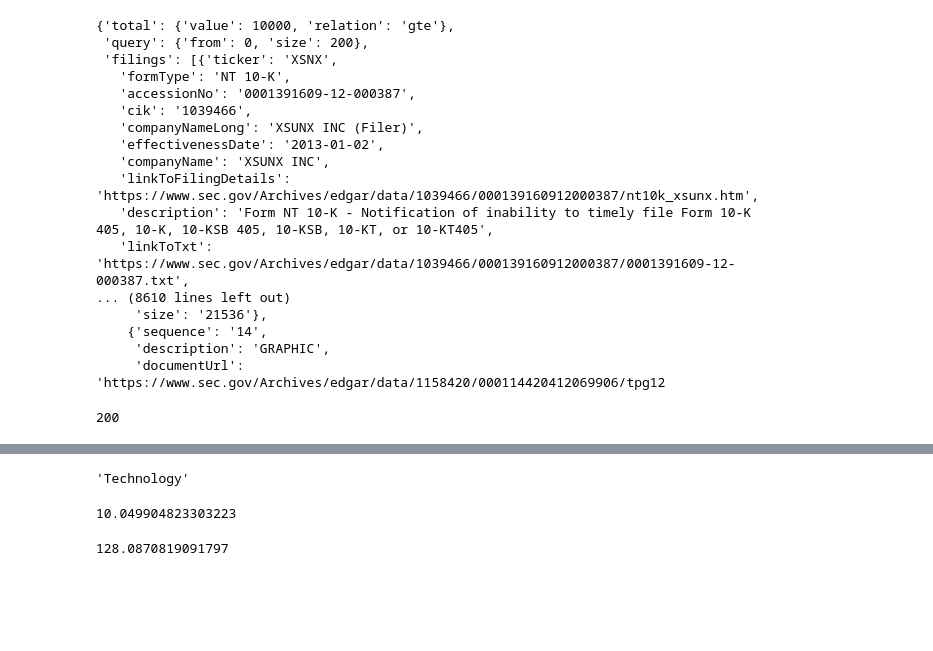
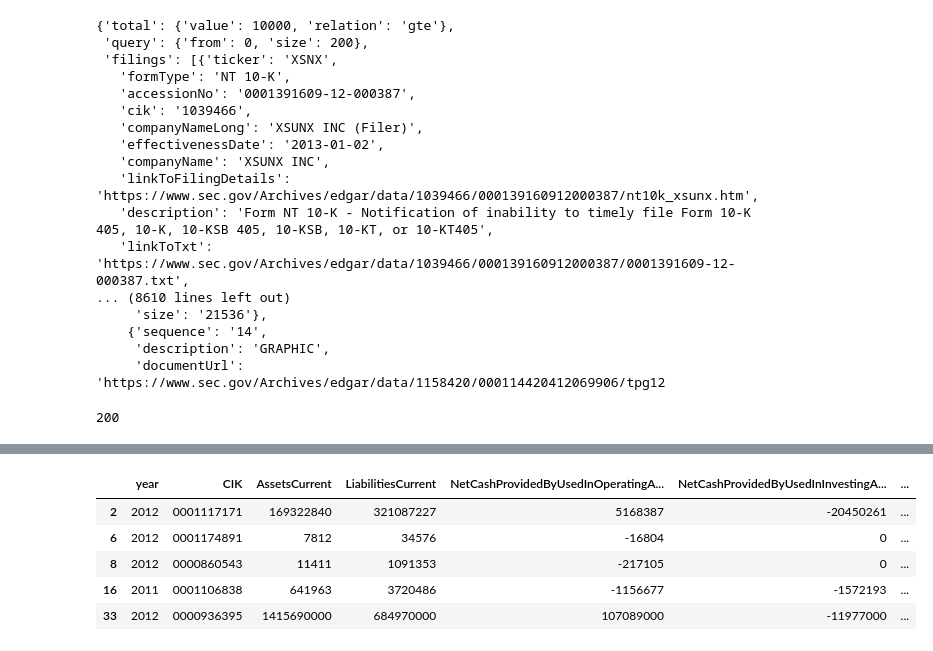
Before and after one commit to zpollats/LongTermStockPerformancePrediction, a Jupyter notebook: working_notebook-Copy1.ipynb, the cells around one changed output, grey strips where cells are left out. Saved outputs shown, nothing was run; the diff lists cells and outputs as text; code cells hidden in the pictures; blank space fills up the shorter version.

Commit message:
finalize functions to have dataframe in desired order, troubleshoot entire dataframe not being generated

```diff
--- a/working_notebook-Copy1.ipynb
+++ b/working_notebook-Copy1.ipynb
@@ -857,8 +837,20 @@ def stock_price_start_end(ticker, year):
+# %%
+def spy_10yr(year):
+
+    """
+    This function takes in a year and returns the S&P500 10 year return from that year
+    """
+    spy = yf.Ticker('SPY')
+    start_price = spy.history(start=f'{year}-01-01')['Close'][0]
+    end_year = str(int(year)+10)
+    final_price = spy.history(start=f'{end_year}-01-01')['Close'][0]
+    perc_return = round(((final_price - start_price) / start_price), 5)*100
+    return perc_return
 # %%
 def financials(list_of_xbrl):
     balance_full_list = []
 
-    for xbrl in cleaned_list_xbrl:
+    for xbrl in list_of_xbrl:
         try:
             balance_full_list.append(get_balance_sheet(xbrl))
         except:
@@ -868,7 +860,7 @@ def financials(list_of_xbrl):
 
     income_full_list = []
 
-    for xbrl in cleaned_list_xbrl:
+    for xbrl in list_of_xbrl:
         try:
             income_full_list.append(get_income_statement(xbrl))
         except:
@@ -878,7 +870,7 @@ def financials(list_of_xbrl):
 
     cashflow_full_list = []
 
-    for xbrl in cleaned_list_xbrl:
+    for xbrl in list_of_xbrl:
         try:
             cashflow_full_list.append(get_cash_flow_statement(xbrl))
         except:
@@ -894,8 +886,8 @@ def financials(list_of_xbrl):
 
     final_financials['sector'] = final_financials['ticker'].map(get_sector)
 
-    final_financials['stock_start'], final_financials['stock_end'] = final_financials.apply(lambda final_financials:
-                                                                                            stock_price_start_end(final_financials['ticker'],
-                                                                                                                  final_financials['year']), axis=1)
+    #final_financials['stock_start'], final_financials['stock_end'] = final_financials.apply(lambda final_financials:
+     #                                                                                       stock_price_start_end(final_financials['ticker'],
+      #                                                                                                            final_financials['year']), axis=1)
 
     return final_financials
@@ -908,12 +894,18 @@ appl = yf.Ticker('AAPL')
-# %%
-appl.get_info()['sector']
-# %% [output]
-'Technology'
-# %%
-appl.history(start='2011-01-01')['Close'][0]
-# %% [output]
-10.049904823303223
-# %%
-appl.history(start='2021-01-01')['Close'][0]
-# %% [output]
-128.0870819091797
+# %%
+final_df = financials(cleaned_list_xbrl)
+# %%
+def insert_10yr(df):
+    returns = pd.DataFrame([stock_10yr(ticker, year) for (ticker, year) in zip(df['ticker'], df['year'])])
+    df.insert(loc=12, column='10yrReturn', value=returns)
+    spreturns = pd.DataFrame([spy_10yr(year) for year in df['year']])
+    df.insert(loc=13, column='SPY_10yrReturn', value=spreturns)
+    return df
+# %%
+insert_10yr(final_df)
+# %% [output]
+|  | year | CIK | AssetsCurrent | LiabilitiesCurrent | NetCashProvidedByUsedInOperatingA... | NetCashProvidedByUsedInInvestingA... | ... |
+| 2 | 2012 | 0001117171 | 169322840 | 321087227 | 5168387 | -20450261 | ... |
+| 6 | 2012 | 0001174891 | 7812 | 34576 | -16804 | 0 | ... |
+| 8 | 2012 | 0000860543 | 11411 | 1091353 | -217105 | 0 | ... |
+| 16 | 2011 | 0001106838 | 641963 | 3720486 | -1156677 | -1572193 | ... |
+| 33 | 2012 | 0000936395 | 1415690000 | 684970000 | 107089000 | -11977000 | ... |
```
Also changed, not shown: parts of 9 cells of this notebook, 1 other file.
